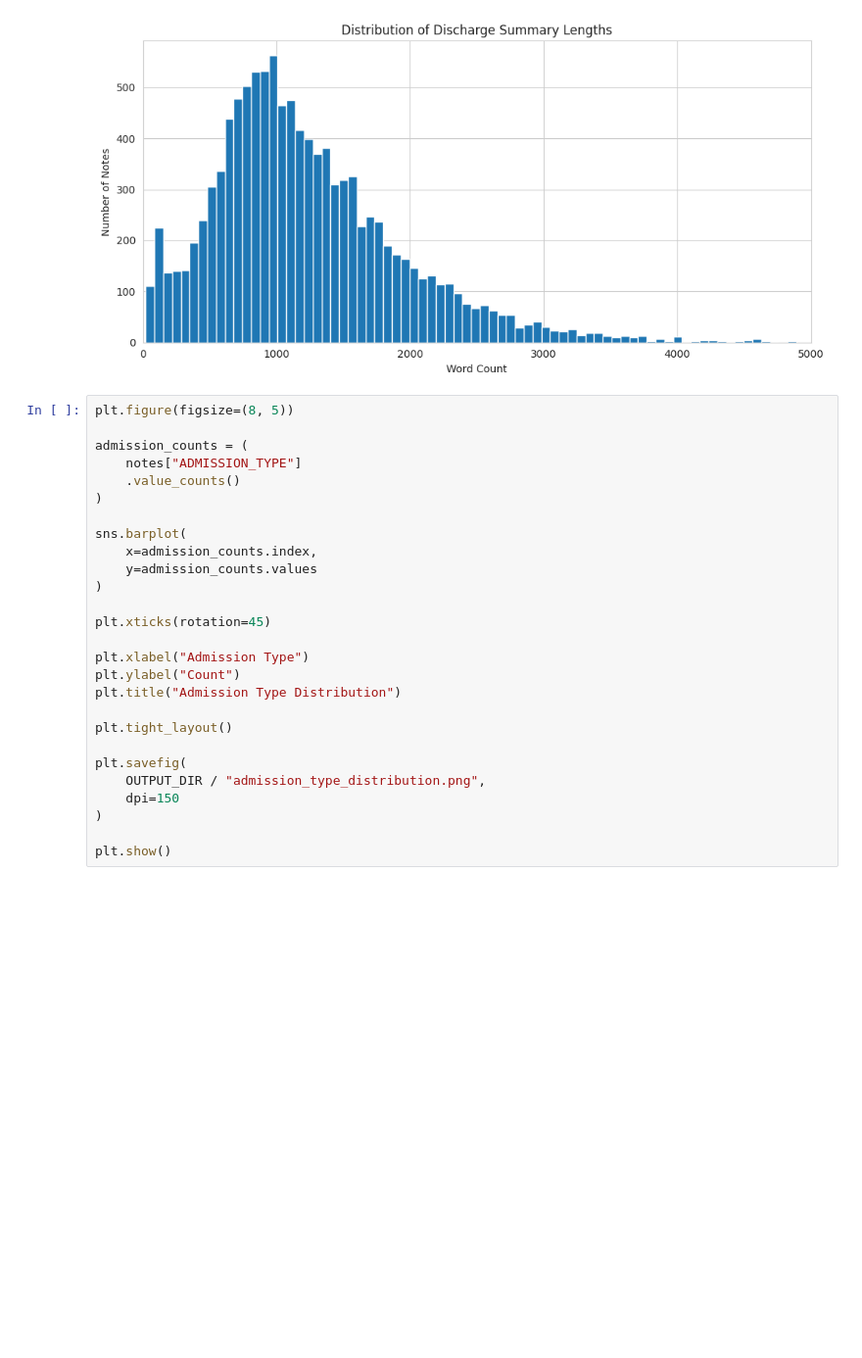
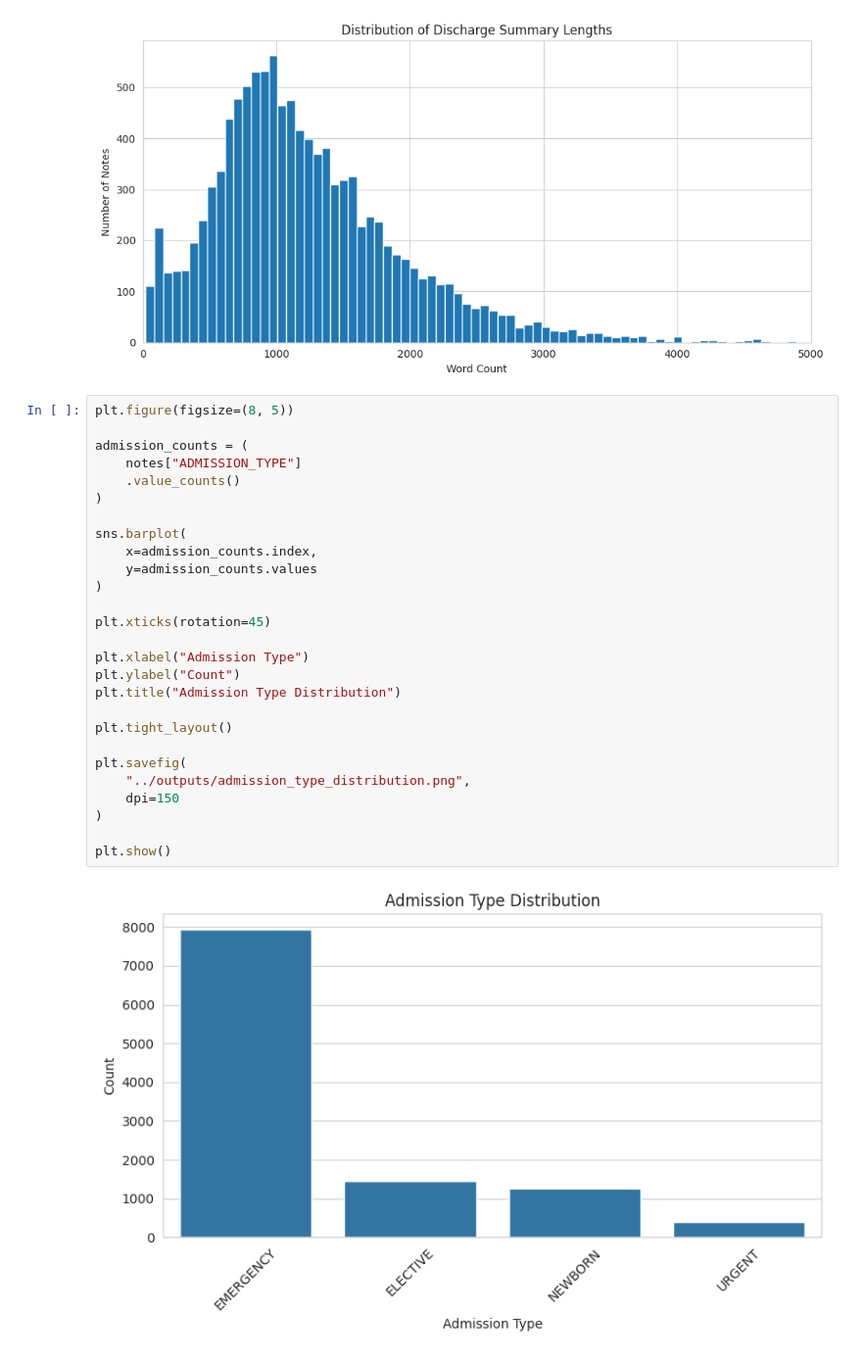
Before and after one commit to vdk0987/medical_document_clustering, a Jupyter notebook: notebooks/eda.ipynb, the cells around one changed output. Shown at 98% size. Drawn from its saved outputs; the diff is of its cells as text; blank space fills up the shorter version.

```diff
--- a/notebooks/eda.ipynb
+++ b/notebooks/eda.ipynb
@@ -211,27 +211,29 @@ plt.show()
 # %%
 plt.figure(figsize=(8, 5))
 
 admission_counts = (
     notes["ADMISSION_TYPE"]
     .value_counts()
 )
 
 sns.barplot(
     x=admission_counts.index,
     y=admission_counts.values
 )
 
 plt.xticks(rotation=45)
 
 plt.xlabel("Admission Type")
 plt.ylabel("Count")
 plt.title("Admission Type Distribution")
 
 plt.tight_layout()
 
 plt.savefig(
-    OUTPUT_DIR / "admission_type_distribution.png",
+    "../outputs/admission_type_distribution.png",
     dpi=150
 )
 
 plt.show()
+# %% [output]
+[figure, added]
```
Also changed, not shown: parts of 7 cells of this notebook, 1 other file.
